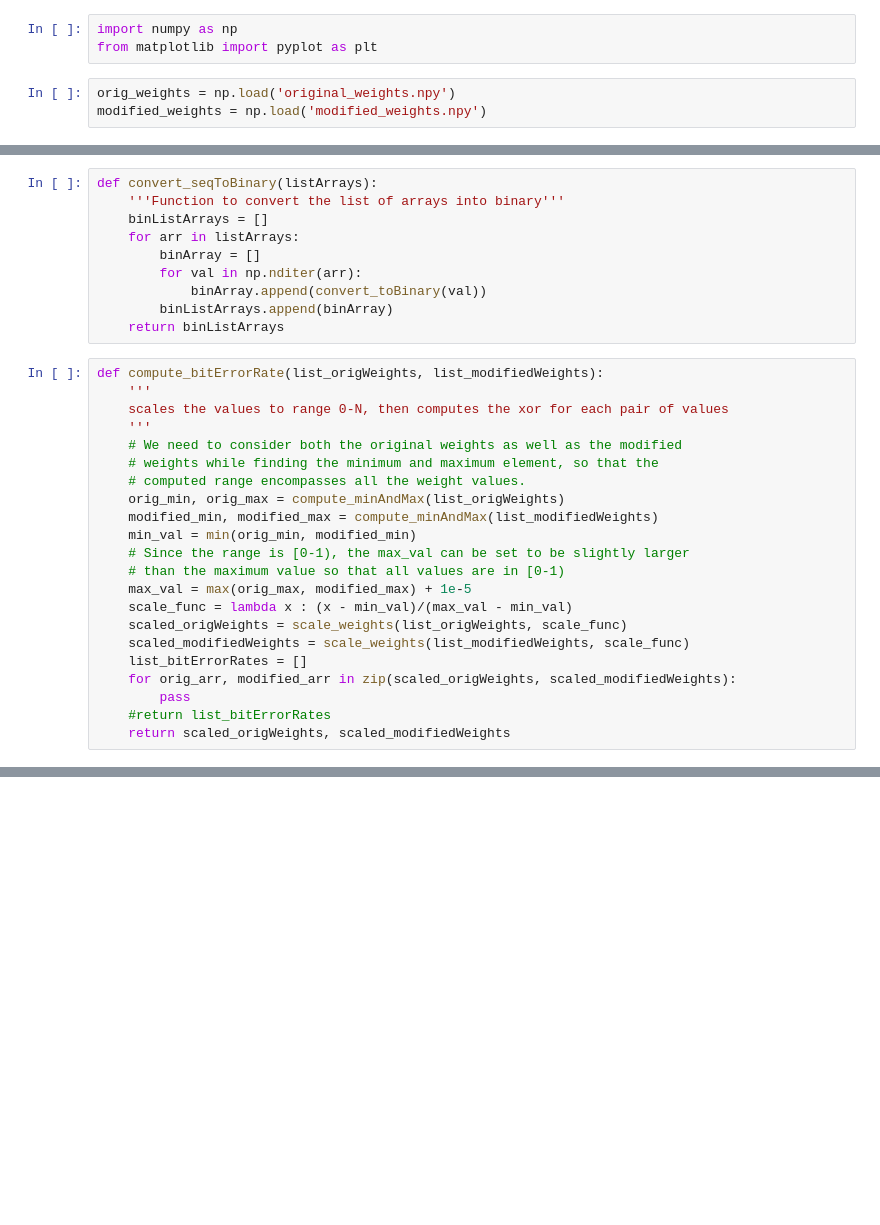
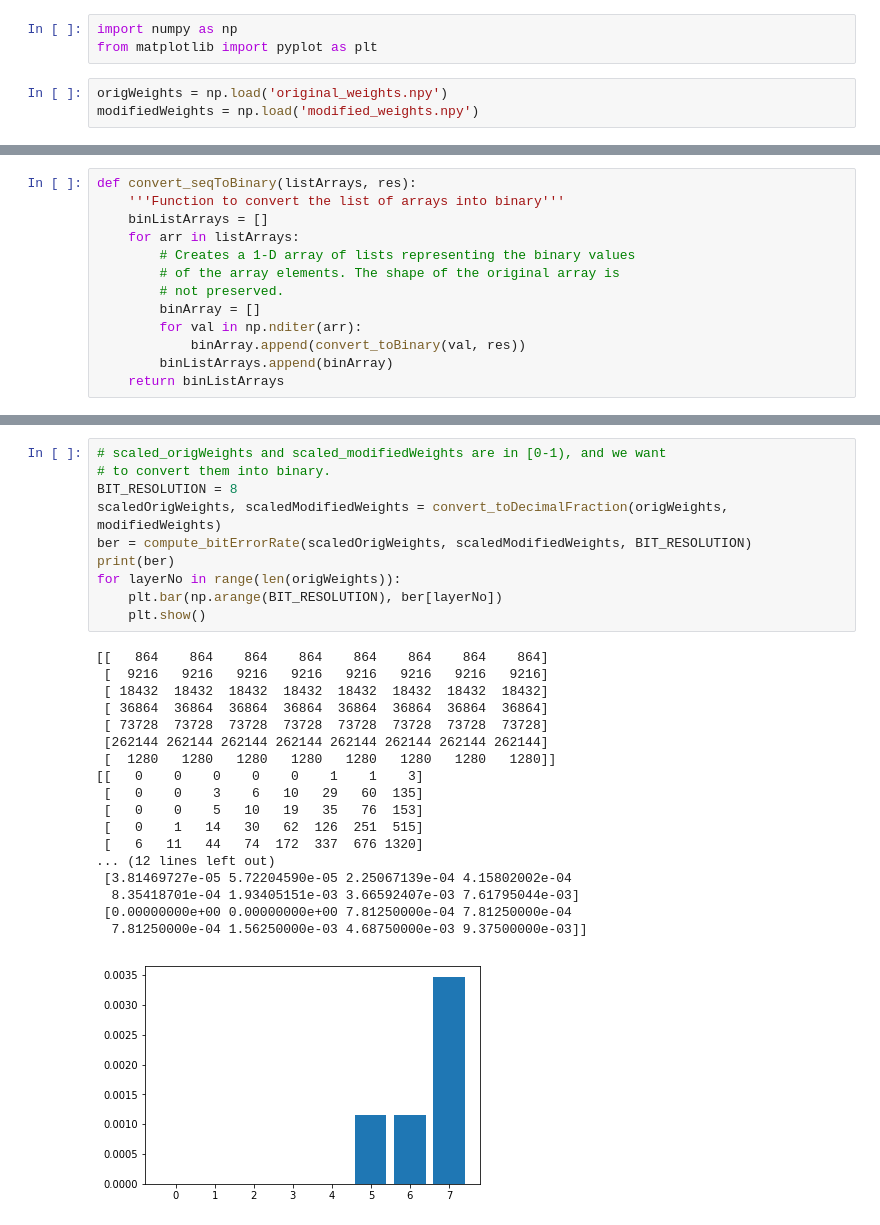
Before and after one commit to vorzawk/mdlAttack, a Jupyter notebook: measure_bitErrRate.ipynb, the cells around one changed output, grey strips where cells are left out. Saved outputs shown, nothing was run; the diff lists cells and outputs as text; blank space fills up the shorter version.

Commit message:
code refactored and layer-wise BER computation added

```diff
--- a/measure_bitErrRate.ipynb
+++ b/measure_bitErrRate.ipynb
@@ -4,6 +4,6 @@ The goal here is to evaluate the errors introduced adversarial training by a bit
 import numpy as np
 from matplotlib import pyplot as plt
 # %%
-orig_weights = np.load('original_weights.npy')
-modified_weights = np.load('modified_weights.npy')
+origWeights = np.load('original_weights.npy')
+modifiedWeights = np.load('modified_weights.npy')
 # %%
@@ -44,33 +46,14 @@ def convert_toBinary(dec_frac):
     return binRep
 # %%
-def convert_seqToBinary(listArrays):
+def convert_seqToBinary(listArrays, res):
     '''Function to convert the list of arrays into binary'''
     binListArrays = []
     for arr in listArrays:
+        # Creates a 1-D array of lists representing the binary values
+        # of the array elements. The shape of the original array is
+        # not preserved.
         binArray = []
         for val in np.nditer(arr):
-            binArray.append(convert_toBinary(val))
+            binArray.append(convert_toBinary(val, res))
         binListArrays.append(binArray)
     return binListArrays
-# %%
-def compute_bitErrorRate(list_origWeights, list_modifiedWeights):
-    '''
-    scales the values to range 0-N, then computes the xor for each pair of values
-    '''
-    # We need to consider both the original weights as well as the modified
-    # weights while finding the minimum and maximum element, so that the
-    # computed range encompasses all the weight values.
-    orig_min, orig_max = compute_minAndMax(list_origWeights)
-    modified_min, modified_max = compute_minAndMax(list_modifiedWeights)
-    min_val = min(orig_min, modified_min)
-    # Since the range is [0-1), the max_val can be set to be slightly larger
-    # than the maximum value so that all values are in [0-1)
-    max_val = max(orig_max, modified_max) + 1e-5
-    scale_func = lambda x : (x - min_val)/(max_val - min_val)
-    scaled_origWeights = scale_weights(list_origWeights, scale_func)
-    scaled_modifiedWeights = scale_weights(list_modifiedWeights, scale_func)
-    list_bitErrorRates = []
-    for orig_arr, modified_arr in zip(scaled_origWeights, scaled_modifiedWeights):
-        pass
-    #return list_bitErrorRates
-    return scaled_origWeights, scaled_modifiedWeights
@@ -81,0 +100,29 @@ Original range:  -2.0573716 1.2827647
+# %%
+# scaled_origWeights and scaled_modifiedWeights are in [0-1), and we want
+# to convert them into binary.
+BIT_RESOLUTION = 8
+scaledOrigWeights, scaledModifiedWeights = convert_toDecimalFraction(origWeights, modifiedWeights)
+ber = compute_bitErrorRate(scaledOrigWeights, scaledModifiedWeights, BIT_RESOLUTION)
+print(ber)
+for layerNo in range(len(origWeights)):
+    plt.bar(np.arange(BIT_RESOLUTION), ber[layerNo])
+    plt.show()
+# %% [output]
+[[   864    864    864    864    864    864    864    864]
+ [  9216   9216   9216   9216   9216   9216   9216   9216]
+ [ 18432  18432  18432  18432  18432  18432  18432  18432]
+ [ 36864  36864  36864  36864  36864  36864  36864  36864]
+ [ 73728  73728  73728  73728  73728  73728  73728  73728]
+ [262144 262144 262144 262144 262144 262144 262144 262144]
+ [  1280   1280   1280   1280   1280   1280   1280   1280]]
+[[   0    0    0    0    0    1    1    3]
+ [   0    0    3    6   10   29   60  135]
+ [   0    0    5   10   19   35   76  153]
+ [   0    1   14   30   62  126  251  515]
+ [   6   11   44   74  172  337  676 1320]
+... (12 lines left out)
+ [3.81469727e-05 5.72204590e-05 2.25067139e-04 4.15802002e-04
+  8.35418701e-04 1.93405151e-03 3.66592407e-03 7.61795044e-03]
+ [0.00000000e+00 0.00000000e+00 7.81250000e-04 7.81250000e-04
+  7.81250000e-04 1.56250000e-03 4.68750000e-03 9.37500000e-03]]
+[figure, added]
```
Also changed, not shown: parts of 10 cells of this notebook.
